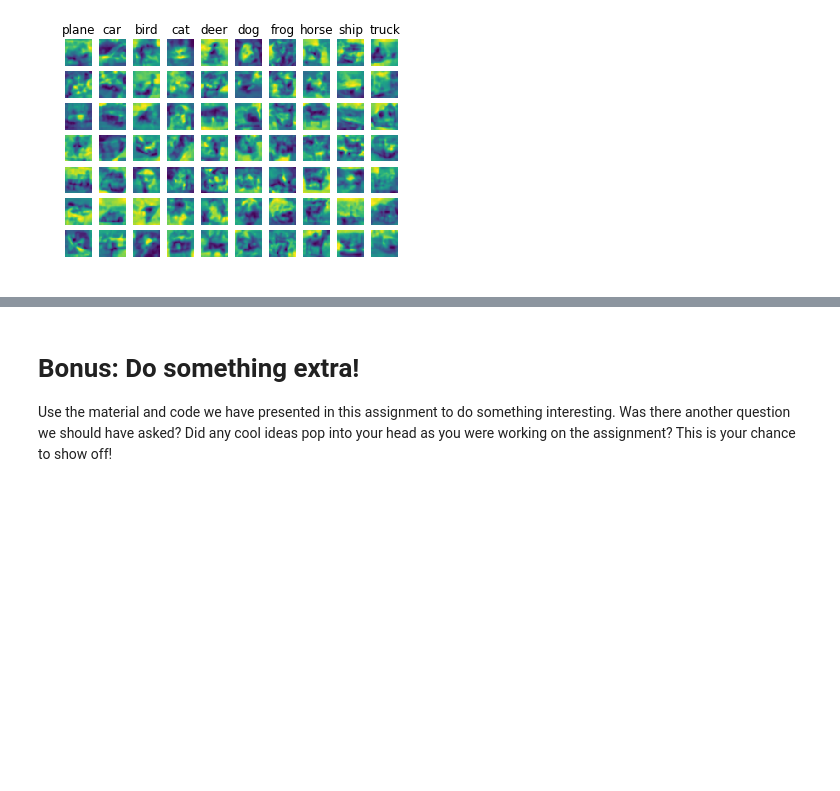
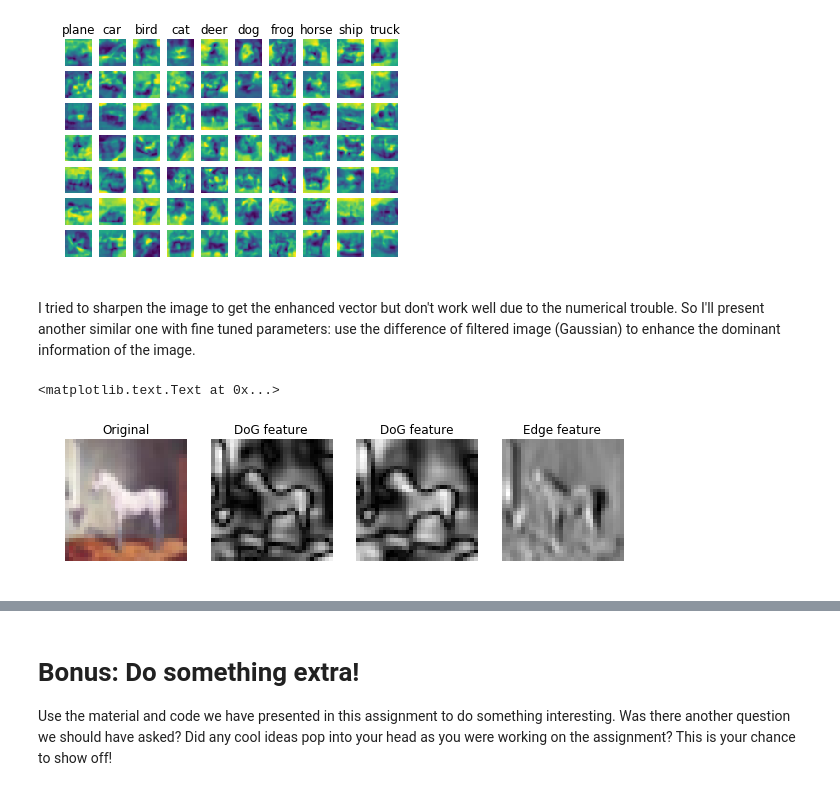
Before and after one commit to xiezhq-hermann/cs231n-2017, a Jupyter notebook: features.ipynb, the cells around one changed output, grey strips where cells are left out. Saved outputs shown, nothing was run; the diff lists cells and outputs as text; code cells hidden in the pictures; blank space fills up the shorter version.

```diff
--- a/features.ipynb
+++ b/features.ipynb
@@ -368,3 +371,5 @@ for y, cls in enumerate(classes):
 plt.show()
 # %% [output]
 [figure]
+# %% [markdown]
+I tried to sharpen the image to get the enhanced vector but don't work well due to the numerical trouble. So I'll present another similar one with fine tuned parameters: use the difference of filtered image (Gaussian) to enhance the dominant information of the image.
@@ -370,0 +397,33 @@ plt.show()
+# %%
+def edge_features(im, axis=-1):
+    """
+    sobel filter to enhance the edge feature
+    """
+    from scipy.ndimage.filters import sobel
+    if im.ndim == 3:
+        image = rgb2gray(im)
+    else:
+        image = np.at_least_2d(im)
+
+    return sobel(image, axis=axis).ravel()
+# %%
+image = X_train[random.randint(0,49000)]
+plt.subplot(1,4,1)
+plt.imshow(image.astype("uint8"))
+plt.axis("off")
+plt.title("Original")
+plt.subplot(1,4,2)
+plt.imshow(dog_features(image,1,3).reshape(32,32).astype(np.float32))
+plt.axis("off")
+plt.title("DoG feature")
+plt.subplot(1,4,3)
+plt.imshow(dog_features(image,1,5).reshape(32,32).astype(np.float32))
+plt.axis("off")
+plt.title("DoG feature")
+plt.subplot(1,4,4)
+plt.imshow(edge_features(image.astype("uint8")).reshape(32,32))
+plt.axis("off")
+plt.title("Edge feature")
+# %% [output]
+<matplotlib.text.Text at 0x...>
+[figure, added]
```
Also changed, not shown: parts of 10 cells of this notebook, 5 other files.
